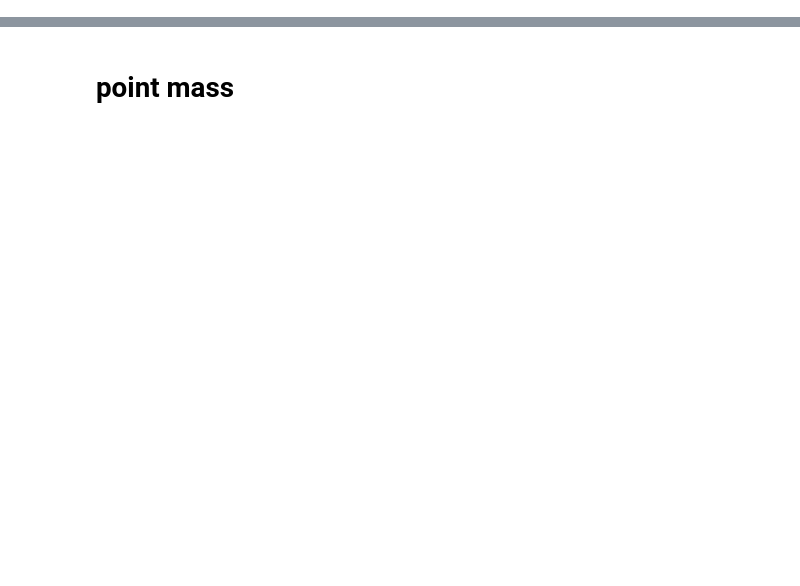
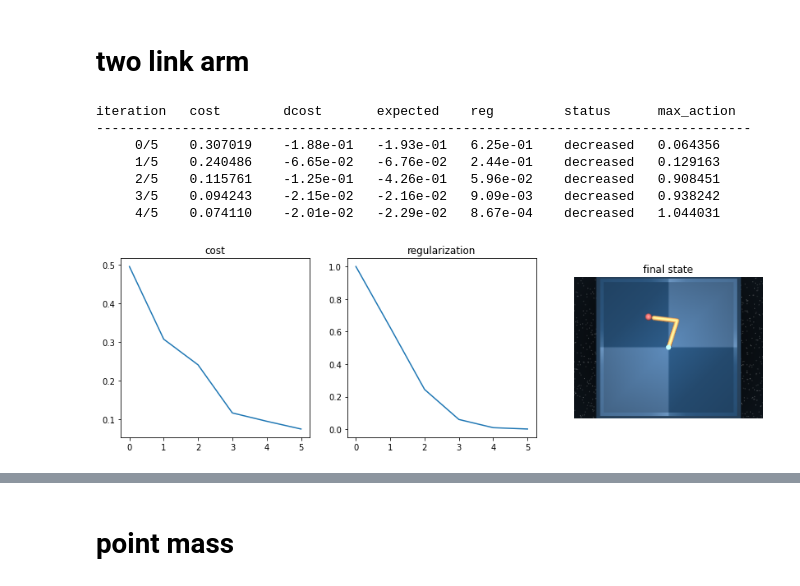
Before and after one commit to richard-warren/rl_sandbox, a Jupyter notebook: ilqr_demo.ipynb, the cells around one changed output, grey strips where cells are left out. Cells and saved outputs as stored; diff of their text form; code cells hidden in the pictures; blank space fills up the shorter version.

```diff
--- a/ilqr_demo.ipynb
+++ b/ilqr_demo.ipynb
@@ -147,3 +144,22 @@ def iLQR(env, iterations=100,
                 i, iterations, history['cost'][-1], delta_cost, dV, reg, flag, np.abs(np.array(actions)).max()))
 
     return actions, history
+# %% [markdown]
+# two link arm
+# %%
+# run ilqr
+env = Arm()
+actions, history = iLQR(env, iterations=5, reg=1, alpha=1, verbose=True, reg_lims=(1e-6, 1e10))
+ax = plt.subplots(1, 3, figsize=(14,4))[1];
+ax[0].plot(history['cost']); ax[0].set_title('cost');
+ax[1].plot(history['reg']);  ax[1].set_title('regularization');
+ax[2].set_title('final state'); env.show();
+# %% [output]
+iteration   cost        dcost       expected    reg         status      max_action
+------------------------------------------------------------------------------------
+     0/5    0.307019    -1.88e-01   -1.93e-01   6.25e-01    decreased   0.064356
+     1/5    0.240486    -6.65e-02   -6.76e-02   2.44e-01    decreased   0.129163
+     2/5    0.115761    -1.25e-01   -4.26e-01   5.96e-02    decreased   0.908451
+     3/5    0.094243    -2.15e-02   -2.16e-02   9.09e-03    decreased   0.938242
+     4/5    0.074110    -2.01e-02   -2.29e-02   8.67e-04    decreased   1.044031
+[figure, added]
```
Also changed, not shown: parts of 6 cells of this notebook, 1 other file.
